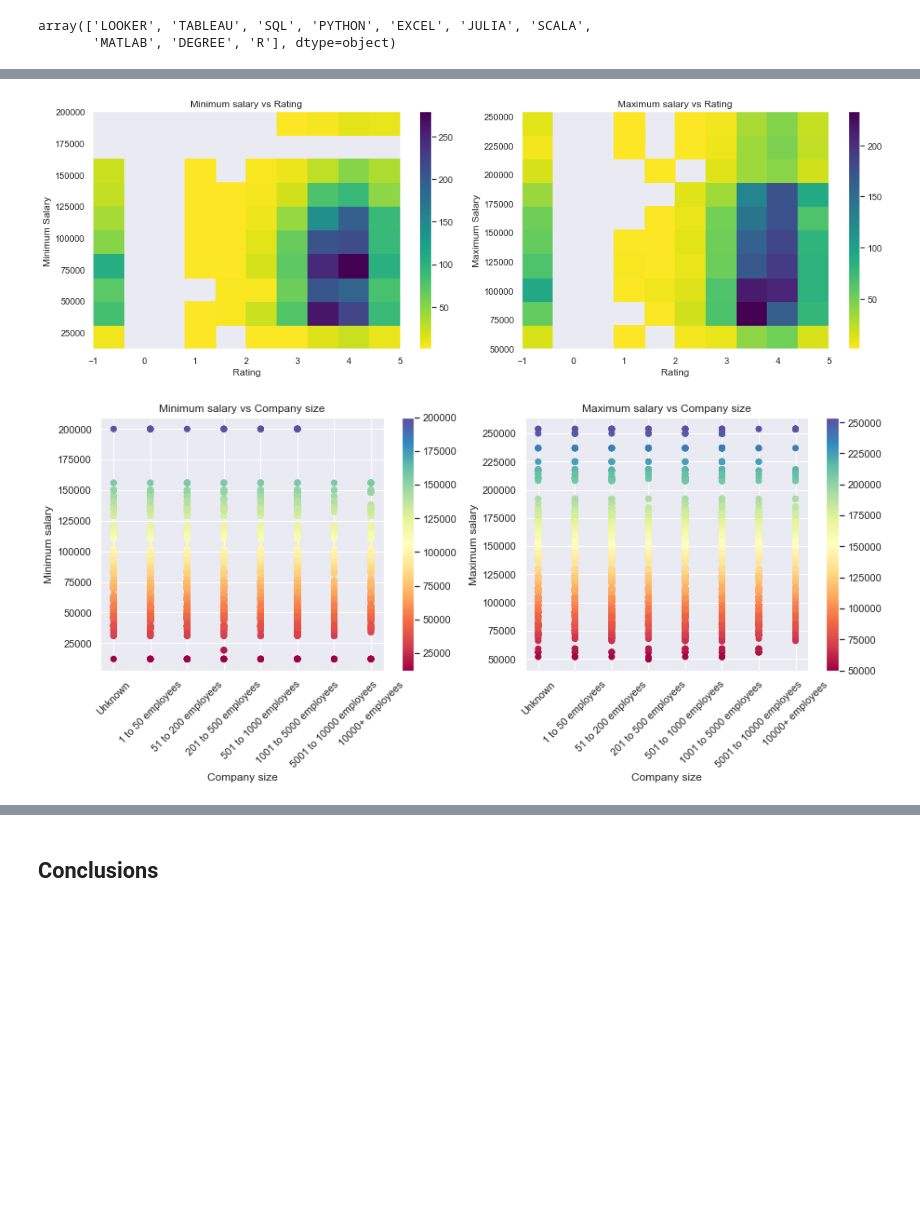
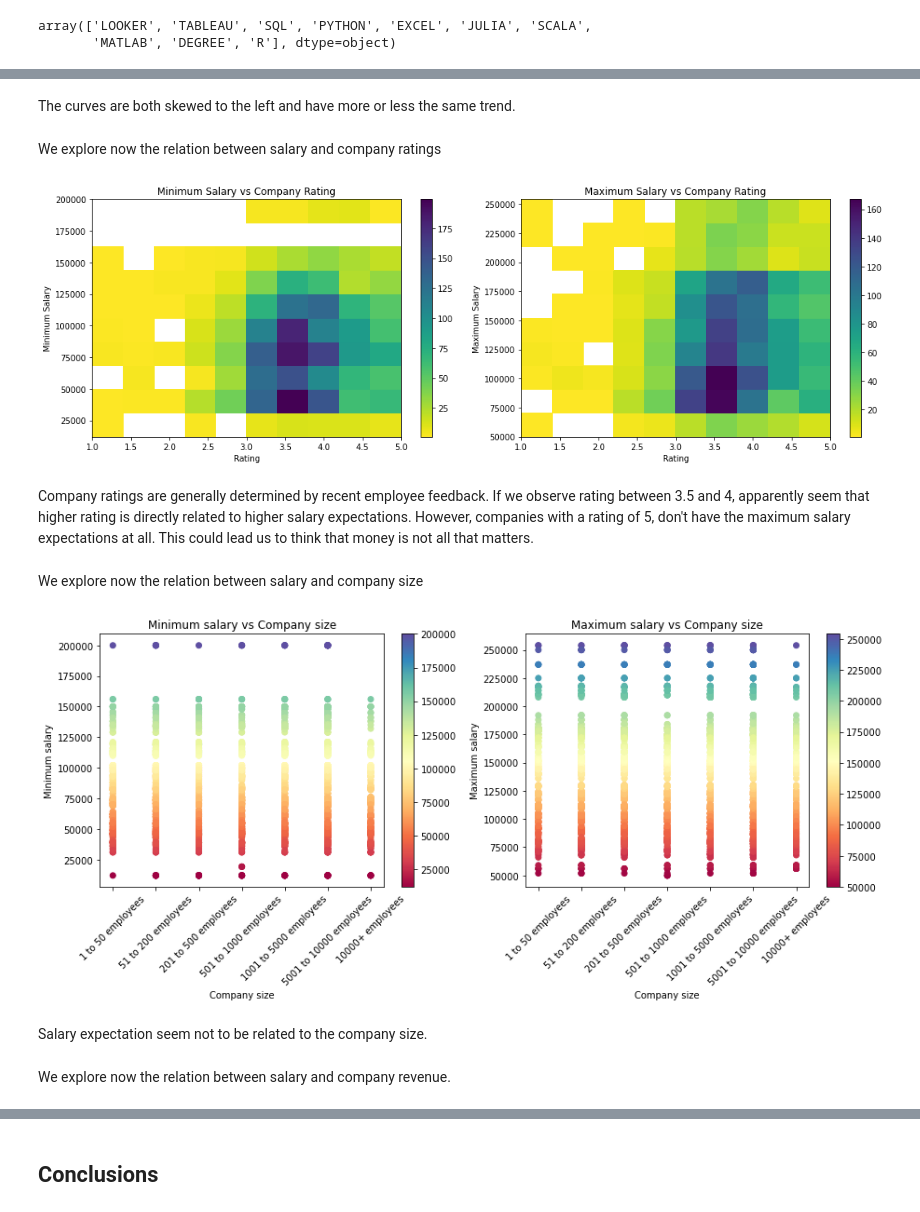
Before and after one commit to mariangelabonghi/DataAnalysis, a Jupyter notebook: DataScientistJob/DataScientistJobs.ipynb, the cells around one changed output, grey strips where cells are left out. Saved outputs shown, nothing was run; the diff lists cells and outputs as text; code cells hidden in the pictures; blank space fills up the shorter version.

```diff
--- a/DataScientistJob/DataScientistJobs.ipynb
+++ b/DataScientistJob/DataScientistJobs.ipynb
@@ -434,31 +503,41 @@ plt.show()
+# %% [markdown]
+The curves are both skewed to the left and have more or less the same trend.
+# %% [markdown]
+We explore now the relation between salary and company ratings
 # %%
+df_rating = df_copy[df_copy['rating']!=-1]
 plt.figure(figsize=(15,5))
 plt.subplot(1, 2, 1)
-plt.hist2d(data=df_copy,x='rating',y='salary_min',cmin=0.5,cmap='viridis_r')
+plt.hist2d(data=df_rating,x='rating',y='salary_min',cmin=0.5,cmap='viridis_r')
 plt.colorbar()
-plt.title('Minimum salary vs Rating')
+plt.title('Minimum Salary vs Company Rating')
 plt.xlabel('Rating')
 plt.ylabel('Minimum Salary');
 
 
 plt.subplot(1, 2, 2)
-plt.hist2d(data=df_copy,x='rating',y='salary_max',cmin=0.5,cmap='viridis_r')
+plt.hist2d(data=df_rating,x='rating',y='salary_max',cmin=0.5,cmap='viridis_r')
 plt.colorbar()
-plt.title('Maximum salary vs Rating')
+plt.title('Maximum Salary vs Company Rating')
 plt.xlabel('Rating')
 plt.ylabel('Maximum Salary');
 #to avoid overlap between graphs
 plt.tight_layout()
 plt.show();
 # %% [output]
-[figure, old version]
+[figure, new version]
+# %% [markdown]
+Company ratings are generally determined by recent employee feedback. If we observe rating between 3.5 and 4, apparently seem that higher rating is directly related to higher salary expectations. However, companies with a rating of 5, don't have the maximum salary expectations at all. This could lead us to think that money is not all that matters.
+# %% [markdown]
+We explore now the relation between salary and company size
 # %%
-x_axis_values=['Unknown','1 to 50 employees','51 to 200 employees','201 to 500 employees','501 to 1000 employees',
+df_size = df_copy[df_copy['size']!='Unknown']
+x_axis_values=['1 to 50 employees','51 to 200 employees','201 to 500 employees','501 to 1000 employees',
             '1001 to 5000 employees','5001 to 10000 employees', '10000+ employees']
 
 plt.figure(figsize=(15,5))
 plt.subplot(1, 2, 1)
-plt.scatter(df_copy['size'], df_copy['salary_min'], c=df_copy['salary_min'], cmap='Spectral')
+plt.scatter(df_size['size'], df_size['salary_min'], c=df_size['salary_min'], cmap='Spectral')
 plt.colorbar()
 plt.title('Minimum salary vs Company size')
 plt.xlabel('Company size')
@@ -466,7 +545,7 @@ plt.ylabel('Minimum salary')
 plt.xticks(ticks=range(len(x_axis_values)), labels=x_axis_values, rotation=45)
 
 plt.subplot(1, 2, 2)
-plt.scatter(df_copy['size'], df_copy['salary_max'], c=df_copy['salary_max'], cmap='Spectral')
+plt.scatter(df_size['size'], df_size['salary_max'], c=df_size['salary_max'], cmap='Spectral')
 plt.colorbar()
 plt.title('Maximum salary vs Company size')
 plt.xlabel('Company size')
@@ -475,5 +554,9 @@ plt.xticks(ticks=range(len(x_axis_values)), labels=x_axis_values, rotation=45)
 
 plt.show()
 # %% [output]
-[figure, old version]
+[figure, new version]
+# %% [markdown]
+Salary expectation seem not to be related to the company size.
+# %% [markdown]
+We explore now the relation between salary and company revenue.
 # %%
```
Also changed, not shown: parts of 52 cells of this notebook.
